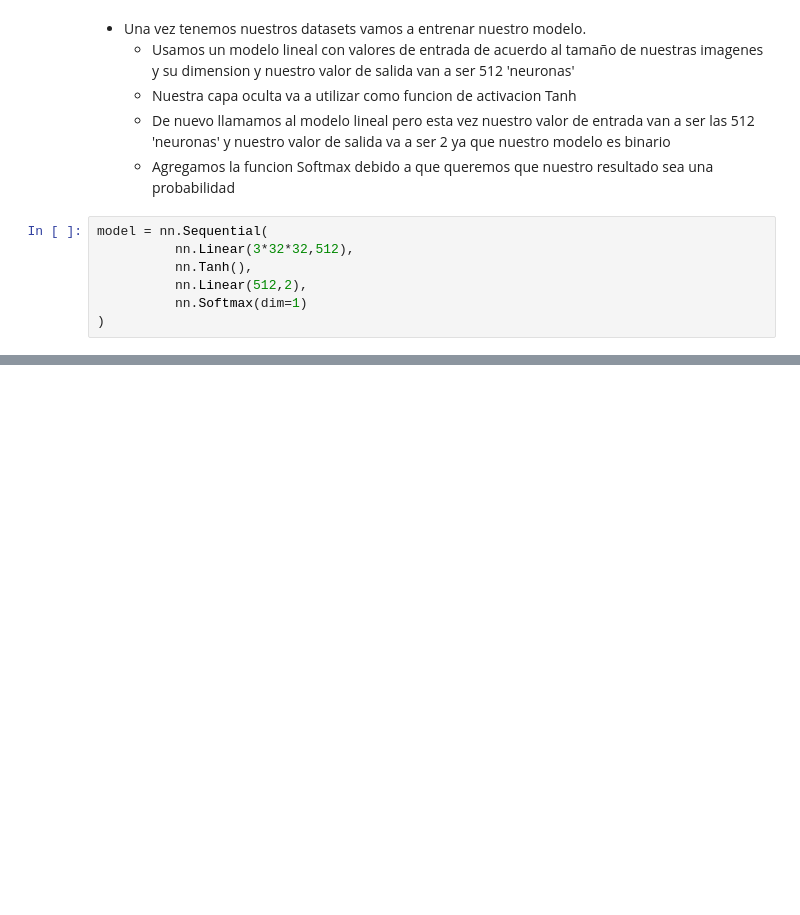
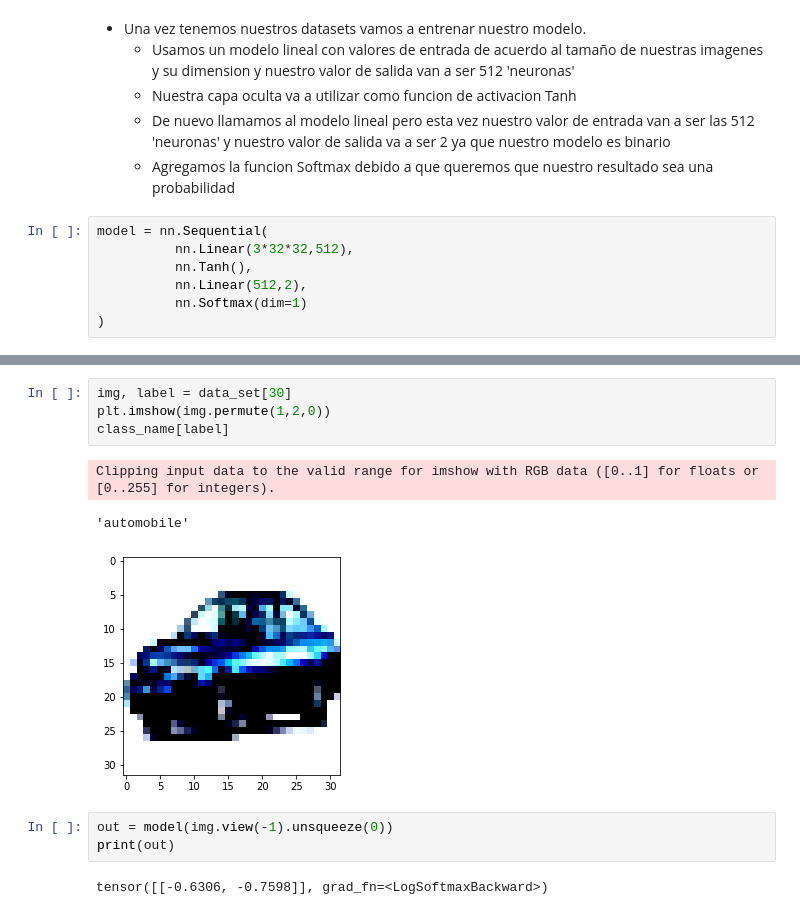
Before and after one commit to Nyota-Lab/torch, a Jupyter notebook: Modelo_de_Clasificacion_de_Imágenes.ipynb, the cells around one changed output, grey strips where cells are left out. Drawn from its saved outputs; the diff is of its cells as text; blank space fills up the shorter version.

```diff
--- a/Modelo_de_Clasificacion_de_Imágenes.ipynb
+++ b/Modelo_de_Clasificacion_de_Imágenes.ipynb
@@ -79,0 +113,13 @@ print( class_name[label], '->', 'model:', class_name[index])
+# %%
+img, label = data_set[30]
+plt.imshow(img.permute(1,2,0))
+class_name[label]
+# %% [output]
+Clipping input data to the valid range for imshow with RGB data ([0..1] for floats or [0..255] for integers).
+'automobile'
+[figure, added]
+# %%
+out = model(img.view(-1).unsqueeze(0))
+print(out)
+# %% [output]
+tensor([[-0.6306, -0.7598]], grad_fn=<LogSoftmaxBackward>)
```
Also changed, not shown: parts of 19 cells of this notebook.
